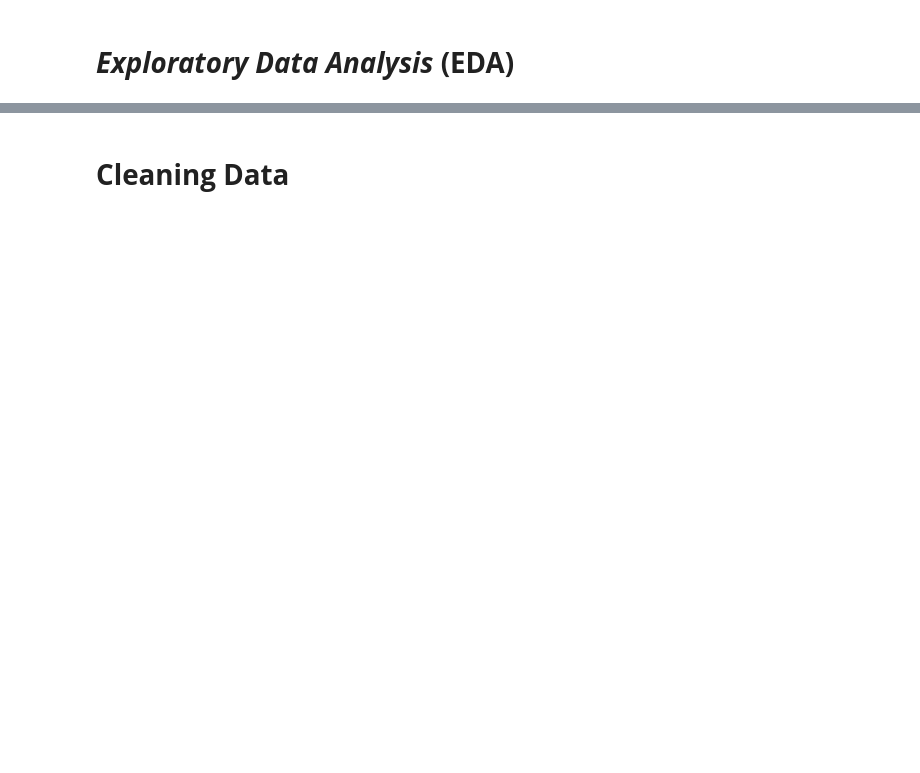
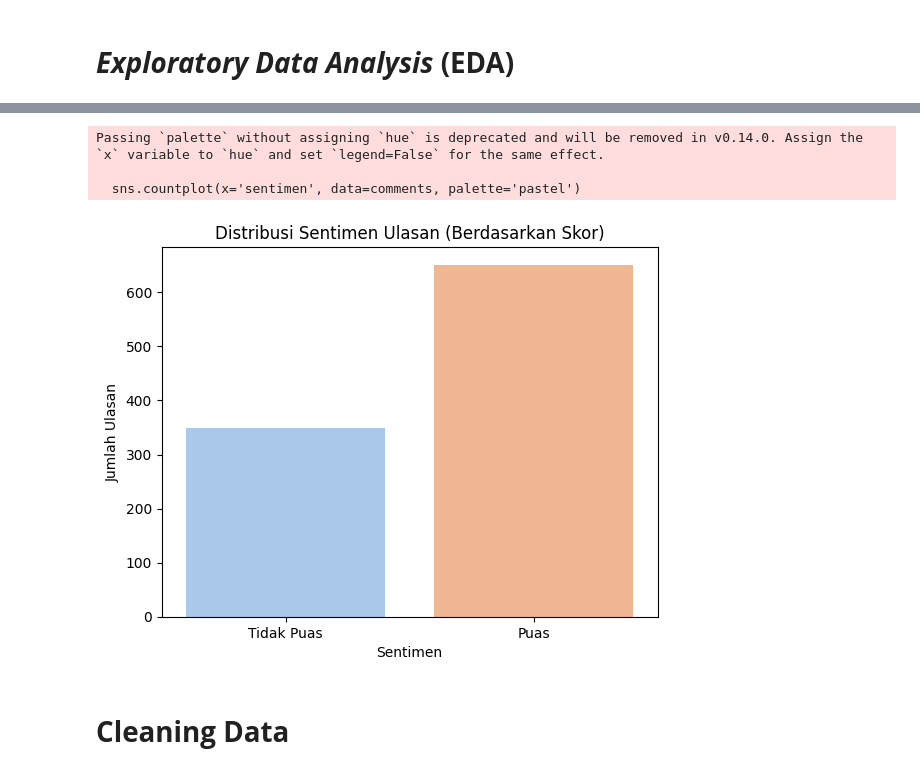
Before and after one commit to Enyakz123/FP-DM-7, a Jupyter notebook: FP_DM_(7).ipynb, the cells around one changed output, grey strips where cells are left out. Drawn from its saved outputs; the diff is of its cells as text; code cells hidden in the pictures; blank space fills up the shorter version.

```diff
--- a/FP_DM_(7).ipynb
+++ b/FP_DM_(7).ipynb
@@ -90,13 +144,18 @@ plt.show()
 # %%
 # Visualisasi jumlah ulasan yang puas dan tidak puas (berdasarkan skor)
-comments_cleaned['sentimen'] = np.where(comments_cleaned['score'] >= 4, 'Puas', 'Tidak Puas')
+comments['sentimen'] = np.where(comments['score'] >= 4, 'Puas', 'Tidak Puas')
 
 # Visualisasi distribusi sentimen
-sns.countplot(x='sentimen', data=comments_cleaned, palette='pastel')
+sns.countplot(x='sentimen', data=comments, palette='pastel')
 plt.title('Distribusi Sentimen Ulasan (Berdasarkan Skor)')
 plt.xlabel('Sentimen')
 plt.ylabel('Jumlah Ulasan')
 plt.show()
+# %% [output]
+Passing `palette` without assigning `hue` is deprecated and will be removed in v0.14.0. Assign the `x` variable to `hue` and set `legend=False` for the same effect.
+
+  sns.countplot(x='sentimen', data=comments, palette='pastel')
+[figure, added]
 # %% [markdown]
 # **Cleaning Data**
 # %%
```
Also changed, not shown: parts of 25 cells of this notebook, 10 other files.
